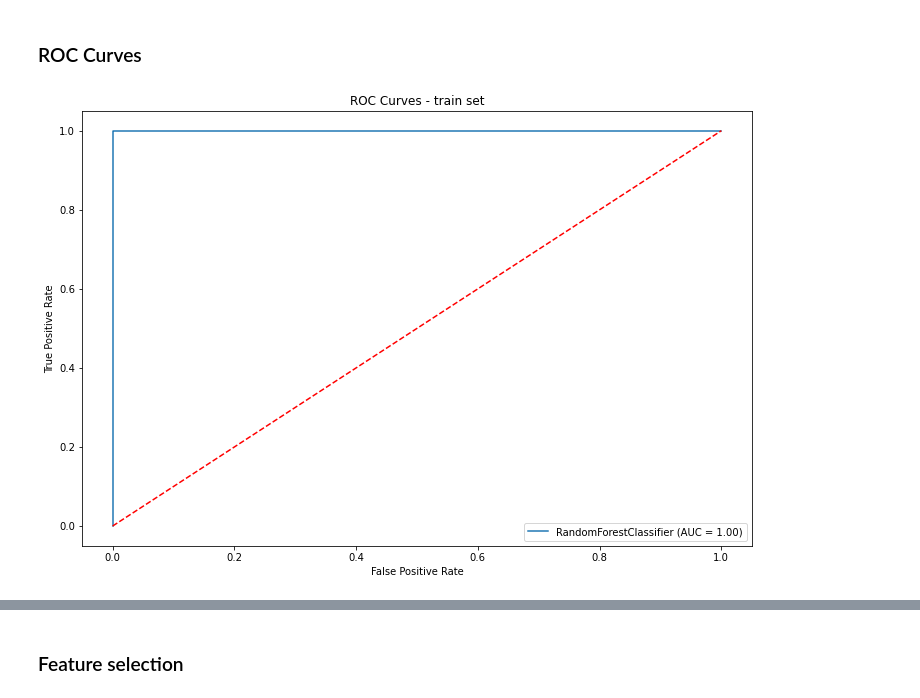
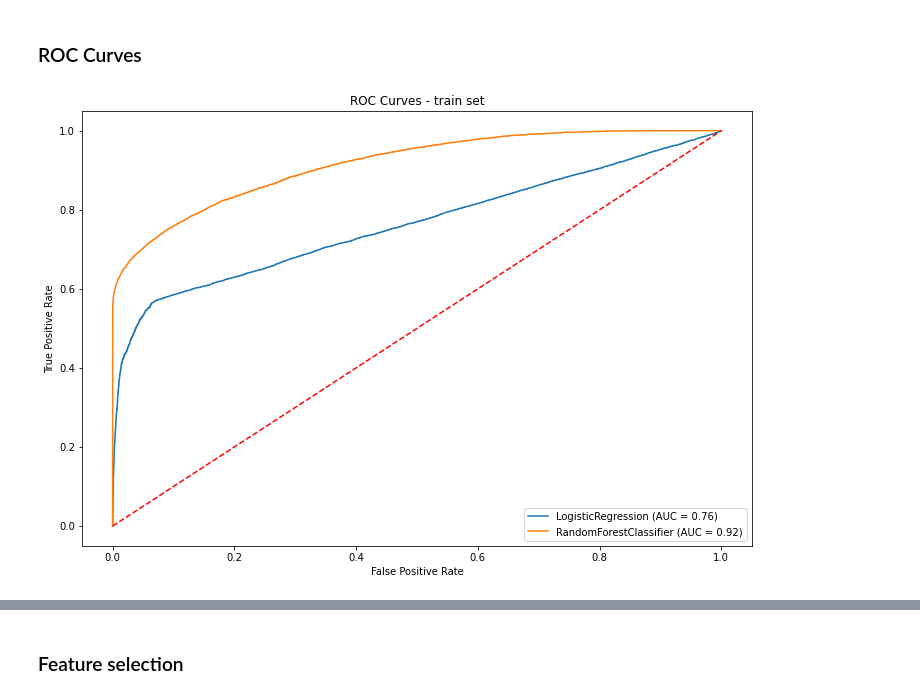
Before and after one commit to thefifthagreement/jedha-fs-s4-project, a Jupyter notebook: fraud_detection_ml.ipynb, the cells around one changed output, grey strips where cells are left out. Cells and saved outputs as stored; diff of their text form; code cells hidden in the pictures.

```diff
--- a/fraud_detection_ml.ipynb
+++ b/fraud_detection_ml.ipynb
@@ -244,20 +245,20 @@ cw = {i: v for i, v in enumerate(cw)}
 # %%
 def logistic_search(param_grid):
 
-    scoring = {"AUC": "roc_auc", "F1": "f1"}
+    scorer = make_scorer(fbeta_score, beta=2)
 
     search = (GridSearchCV(LogisticRegression(n_jobs=-1, class_weight=cw),
-                           param_grid=param_grid, scoring=scoring, refit="AUC", cv=10, n_jobs=-1)
+                           param_grid=param_grid, scoring=scorer, cv=10, n_jobs=-1)
               .fit(X_train, y_train.squeeze()))
 
     print(f"Logistic Regression best params : {search.best_params_}")
 
     logit = search.best_estimator_
-    scores = cross_val_score(logit, X_train, y_train, cv=10, n_jobs=-1)
+    scores = cross_val_score(logit, X_train, y_train, cv=10, scoring=scorer, n_jobs=-1)
 
-    print(f"Scores, mean = {scores.mean()}, std = {scores.std()}")
+    print(f"F2-score, mean = {scores.mean()}, std = {scores.std()}")
 
-    return logit, logit.predict(X_train)
+    return logit, cross_val_predict(logit, X_train, y_train, cv=10, n_jobs=-1)
 # %%
-logit, y_pred = logistic_search(param_grid = {"C" : [0.005, 0.01]})
+logit, y_pred = logistic_search(param_grid = {"C" : [0.05, 0.1, 0.5]})
 # %% [output]
@@ -298,21 +299,22 @@ weighted avg       0.88      0.65      0.72    120889
 ### Random Forest Classifier
 # %%
 def RF_search(param_grid):
-    scoring = {"AUC": "roc_auc", "Recall": "recall"}
 
-    search = (GridSearchCV(RandomForestClassifier(n_jobs=-1, class_weight=cw),
-                           param_grid=param_grid, scoring=scoring, refit="AUC", cv=10, n_jobs=-1)
+    scorer = make_scorer(fbeta_score, beta=2)
+
+    search = (GridSearchCV(RandomForestClassifier(max_features="sqrt", class_weight=cw, n_jobs=-1),
+                           param_grid=param_grid, scoring=scorer, cv=10, n_jobs=-1)
               .fit(X_train, y_train.squeeze()))
 
     print(f"Random  forest best params : {search.best_params_}")
 
     rf_clf = search.best_estimator_
-    scores = cross_val_score(rf_clf, X_train, y_train, cv=10, n_jobs=-1)
-    print(f"Scores, mean = {scores.mean()}, std = {scores.std()}")
+    scores = cross_val_score(rf_clf, X_train, y_train, cv=10, scoring=scorer, n_jobs=-1)
+    print(f"F2-score : mean = {scores.mean()}, std = {scores.std()}")
 
     return rf_clf, rf_clf.predict(X_train)
 # %%
 %%notify -m "RF search terminé"
-param_grid = {"n_estimators": [50, 100], "max_features": [10, 20]}
+param_grid = {"max_depth": [10, None]}
 rf_clf, y_pred = RF_search(param_grid)
 # %% [output]
@@ -336,13 +338,13 @@ weighted avg       1.00      1.00      1.00    120889
 # %%
 fig, ax = plt.subplots(figsize=(12, 8))
 
-#plot_roc_curve(logit, X_train, y_train, ax=ax)
+plot_roc_curve(logit, X_train, y_train, ax=ax)
 plot_roc_curve(rf_clf, X_train, y_train, ax=ax)
 ax.plot([0, 1], [0, 1], 'r--')
 ax.set_title("ROC Curves - train set")
 
 plt.show()
 #fig.savefig('images/roc_curves.png', transparent=False, dpi=80, bbox_inches="tight")
 # %% [output]
-[figure, old version]
+[figure, new version]
 # %%
```
Also changed, not shown: parts of 9 cells of this notebook.
